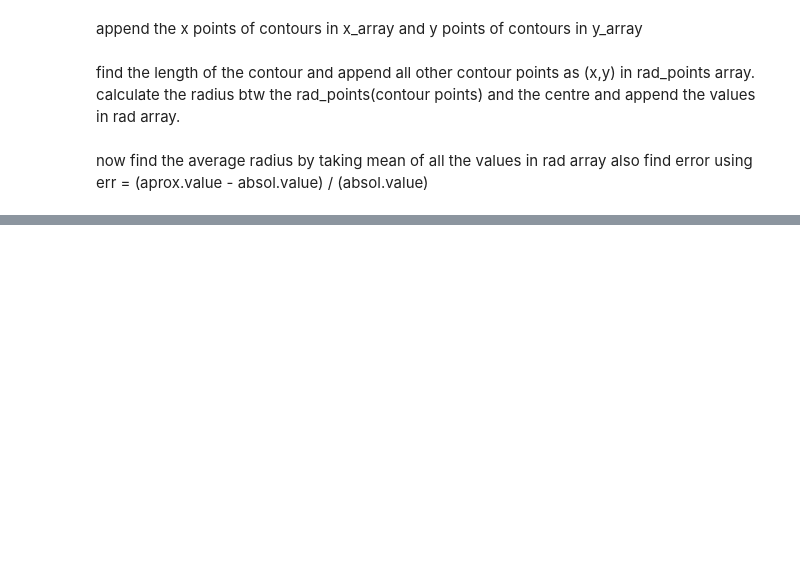
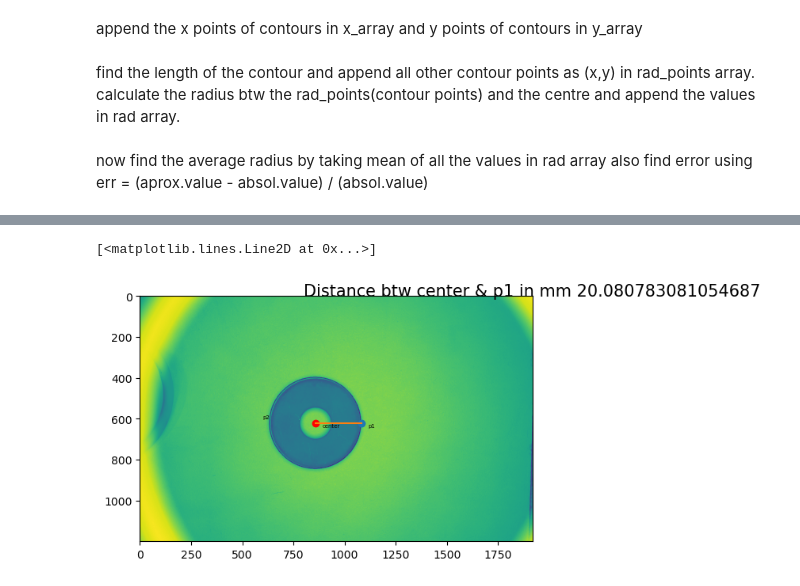
Before and after one commit to vasanDEV1/Basler_camera, a Jupyter notebook: dia.ipynb, the cells around one changed output, grey strips where cells are left out. Drawn from its saved outputs; the diff is of its cells as text; code cells hidden in the pictures; blank space fills up the shorter version.

```diff
--- a/dia.ipynb
+++ b/dia.ipynb
@@ -93,0 +95,19 @@ print(rad_points)
+# %%
+center = (int(x),int(y))
+rad= int(mn_radius)
+
+cv2.circle(img,center,rad,(0,255,0),2)
+plt.imshow(img)
+c1 = x + rad
+c2 = y
+c3 = x - rad
+c4 = y
+plt.text(int(x)+35, int(y)+20, 'center', fontsize = 5)
+plt.text(int(c1)+35,int(c2)+20, 'p1',fontsize=5)
+plt.text(int(c3)-35,int(c4)-20, 'p2',fontsize=5)
+plt.text(800,0,f'Distance btw center & p1 in mm { mn_radius*0.09 }',fontsize=15)
+plt.plot(x,y,'ro',c1,c2,'o')
+plt.plot([x,c1],[y,c2])
+# %% [output]
+[<matplotlib.lines.Line2D at 0x...>]
+[figure, added]
```
Also changed, not shown: parts of 6 cells of this notebook, 1 other file.
